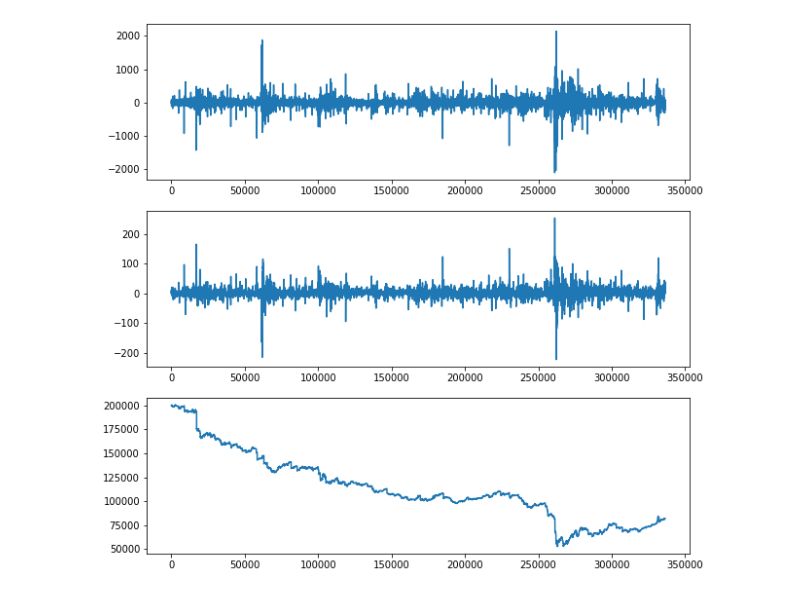
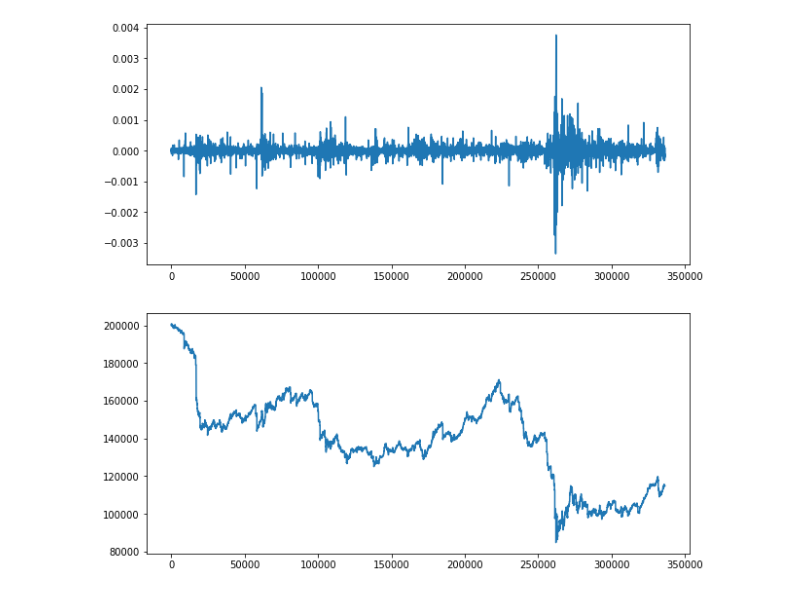
Before and after one commit to awesomest/mytrader, a Jupyter notebook: simulate_trading.ipynb, the cells around one changed output. Cells and saved outputs as stored; diff of their text form; code cells hidden in the pictures.

```diff
--- a/simulate_trading.ipynb
+++ b/simulate_trading.ipynb
@@ -10,20 +10,20 @@ from mylib import simulator
 def plot(b, s):
     x = b.data_test
     y_result = list(b.label_test)
-    y_pred = list(b.model.predict(x))
+    # y_pred = list(b.model.predict(x))  # TODO: Build in simulator.py
     y_asset = list(s.simulate(b.data_test, b.model))
 
-    _, (ax1, ax2, ax3) = plt.subplots(3, 1, figsize=(10, 10))
+    _, (ax1, ax2) = plt.subplots(2, 1, figsize=(10, 10))
     ax1.plot(list(range(len(x))), y_result)
-    ax2.plot(list(range(len(x))), y_pred)
-    ax3.plot(list(range(len(x))), y_asset)
+    #ax2.plot(list(range(len(x))), y_pred)
+    ax2.plot(list(range(len(x))), y_asset)
     plt.show()
 
 def main():
     print("start: " + str(dt.now().strftime("%Y/%m/%d %H:%M:%S")))
 
 
-    file_name = "train_v5"
+    file_name = "train_v6"
     csv = pd.read_csv("datasets/" + file_name + ".csv")
     b = bitcoin.BitcoinRegression()
     b.set_dataset(csv)
@@ -31,7 +31,12 @@ def main():
     with open("models/" + file_name + ".pickle", mode="rb") as file:
         b.model = pickle.load(file)
 
-    b.set_train_test_dataset(0.8, 0.2)
+    test_start = int(len(b.data) * 0.8)  # 最後20%のデータでテスト
+    columns = b.data.columns
+    columns = columns.drop(["result"])
+    b.data_test = b.data[columns][test_start:]
+    b.label_test = b.data["result"][test_start:]
+
     s = simulator.BitcoinSimulator(200000)
 
     plot(b, s)
@@ -45 +50 @@ start: 2020/05/06 03:06:35
-[figure, old version]
+[figure, new version]
```
Also changed, not shown: parts of 1 cell of this notebook, 5 other files.
